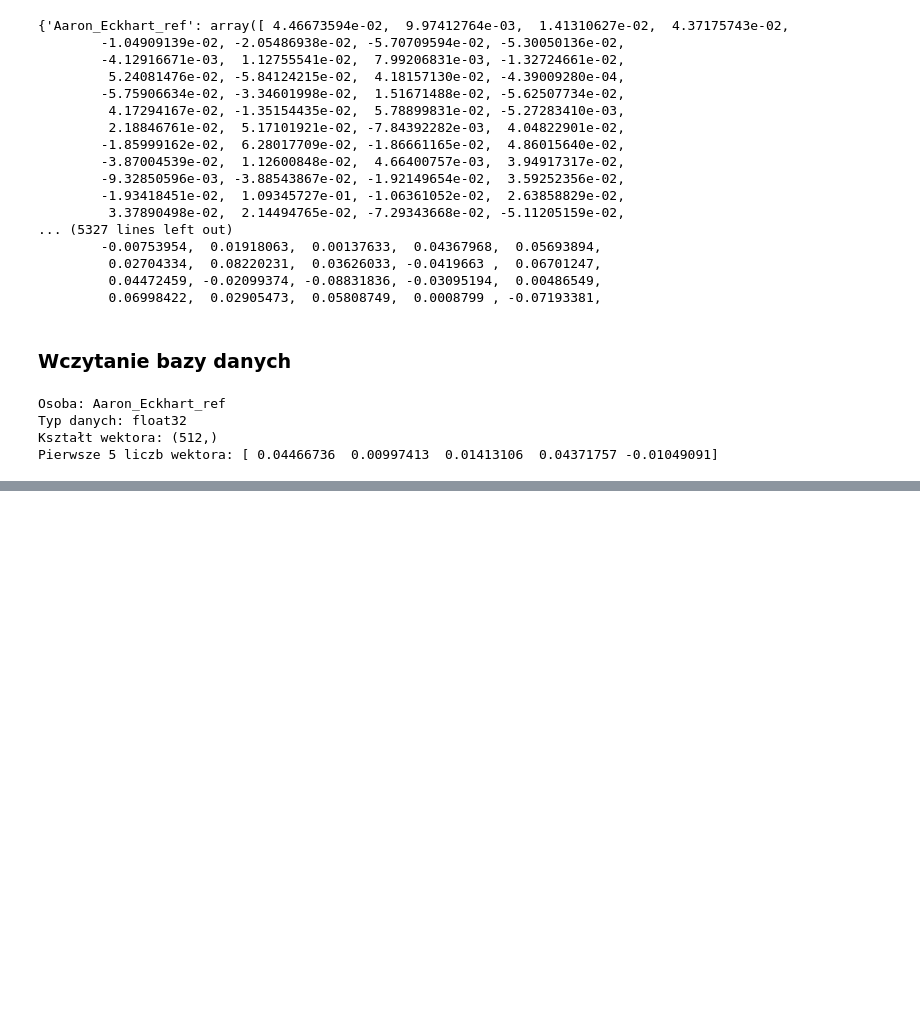
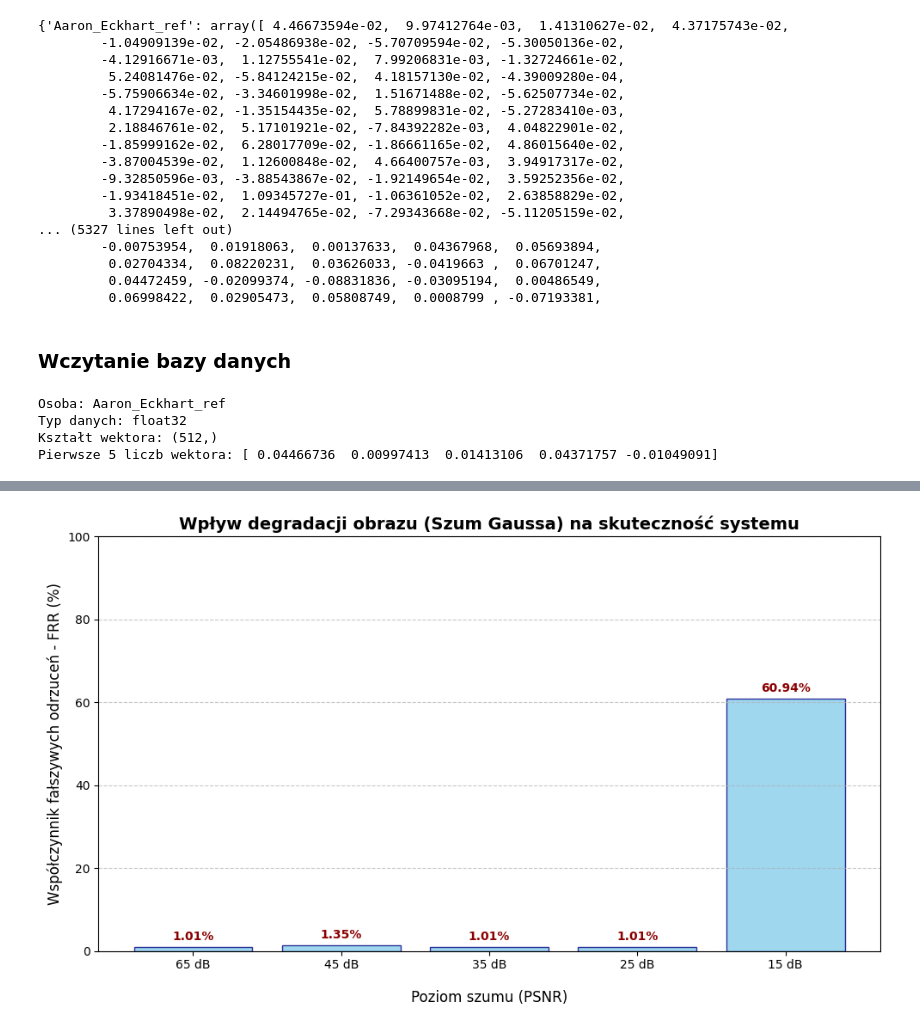
Before and after one commit to ala0702/facial-recognition-system, a Jupyter notebook: model.ipynb, the cells around one changed output, grey strips where cells are left out. Drawn from its saved outputs; the diff is of its cells as text; code cells hidden in the pictures; blank space fills up the shorter version.

```diff
--- a/model.ipynb
+++ b/model.ipynb
@@ -210,0 +605,34 @@ Pierwsze 5 liczb wektora: [ 0.04466736  0.00997413  0.01413106  0.04371757 -0.01
+# %%
+import matplotlib.pyplot as plt
+
+psnr_levels = ['65 dB', '45 dB', '35 dB', '25 dB', '15 dB']
+
+technical_labels = [
+    '65 dB\n',
+    '45 dB\n',
+    '35 dB\n',
+    '25 dB\n',
+    '15 dB\n'
+]
+frr_values = [1.01, 1.35, 1.01, 1.01, 60.94]
+
+plt.figure(figsize=(10, 6))
+
+bars = plt.bar(technical_labels, frr_values, color='skyblue', edgecolor='navy', alpha=0.8)
+
+plt.title('Wpływ degradacji obrazu (Szum Gaussa) na skuteczność systemu', fontsize=14, fontweight='bold')
+plt.xlabel('Poziom szumu (PSNR)', fontsize=12)
+plt.ylabel('Współczynnik fałszywych odrzuceń - FRR (%)', fontsize=12)
+
+plt.grid(axis='y', linestyle='--', alpha=0.7)
+plt.ylim(0, 100)
+
+for bar in bars:
+    yval = bar.get_height()
+    plt.text(bar.get_x() + bar.get_width()/2, yval + 1, f'{yval}%', ha='center', va='bottom', fontweight='bold', color='darkred')
+
+plt.tight_layout()
+plt.savefig('wykres_szum_psnr_v2.png')
+plt.show()
+# %% [output]
+[figure, added]
```
Also changed, not shown: parts of 21 cells of this notebook, 10 other files.
